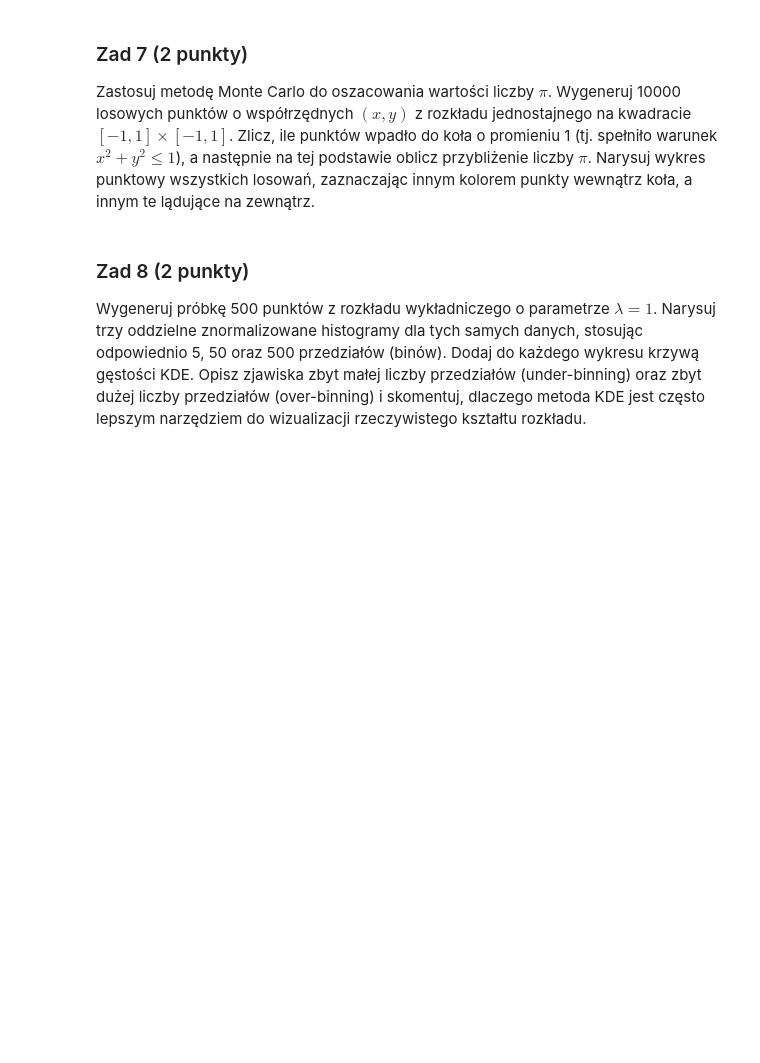
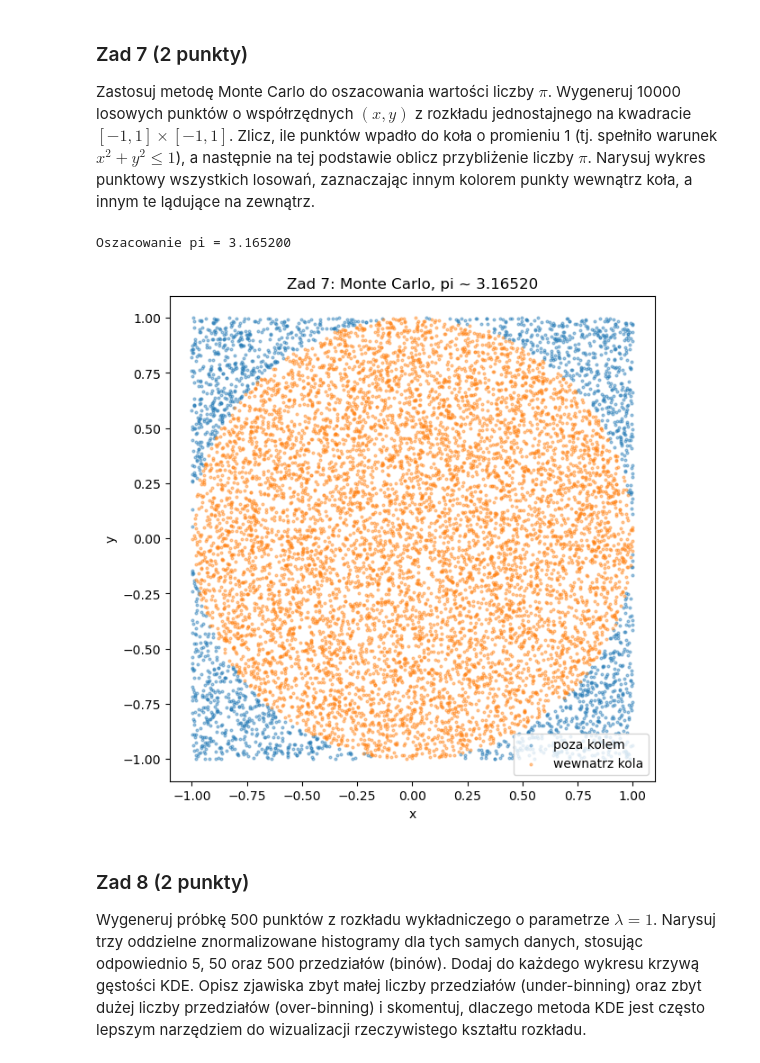
Before and after one commit to Dariooo23/MPSI_25_26, a Jupyter notebook: 06_07_rozklady.ipynb, the cells around one changed output. Cells and saved outputs as stored; diff of their text form; code cells hidden in the pictures; blank space fills up the shorter version.

```diff
--- a/06_07_rozklady.ipynb
+++ b/06_07_rozklady.ipynb
@@ -583,25 +583,28 @@ Zastosuj metodę Monte Carlo do oszacowania wartości liczby $\pi$. Wygeneruj 10
 # %%
 import numpy as np
 import matplotlib.pyplot as plt
 
-rng = np.random.default_rng(2026)
-n = 10_000
+rng = np.random.default_rng(2137)
+n = 10000
 x = rng.uniform(-1, 1, size=n)
 y = rng.uniform(-1, 1, size=n)
 
 inside = x**2 + y**2 <= 1
 pi_hat = 4 * inside.mean()
 print(f"Oszacowanie pi = {pi_hat:.6f}")
 
 plt.figure(figsize=(7, 7))
 plt.scatter(x[~inside], y[~inside], s=4, alpha=0.4, label='poza kolem')
 plt.scatter(x[inside], y[inside], s=4, alpha=0.4, label='wewnatrz kola')
 plt.gca().set_aspect('equal', adjustable='box')
 plt.title(f'Zad 7: Monte Carlo, pi ~ {pi_hat:.5f}')
 plt.xlabel('x')
 plt.ylabel('y')
 plt.legend()
 plt.show()
+# %% [output]
+Oszacowanie pi = 3.165200
+[figure, added]
 # %% [markdown]
 ### Zad 8 (2 punkty)
 Wygeneruj próbkę 500 punktów z rozkładu wykładniczego o parametrze $\lambda = 1$. Narysuj trzy oddzielne znormalizowane histogramy dla tych samych danych, stosując odpowiednio 5, 50 oraz 500 przedziałów (binów). Dodaj do każdego wykresu krzywą gęstości KDE. Opisz zjawiska zbyt małej liczby przedziałów (under-binning) oraz zbyt dużej liczby przedziałów (over-binning) i skomentuj, dlaczego metoda KDE jest często lepszym narzędziem do wizualizacji rzeczywistego kształtu rozkładu.
```
Also changed, not shown: parts of 3 cells of this notebook, 1 other file.
